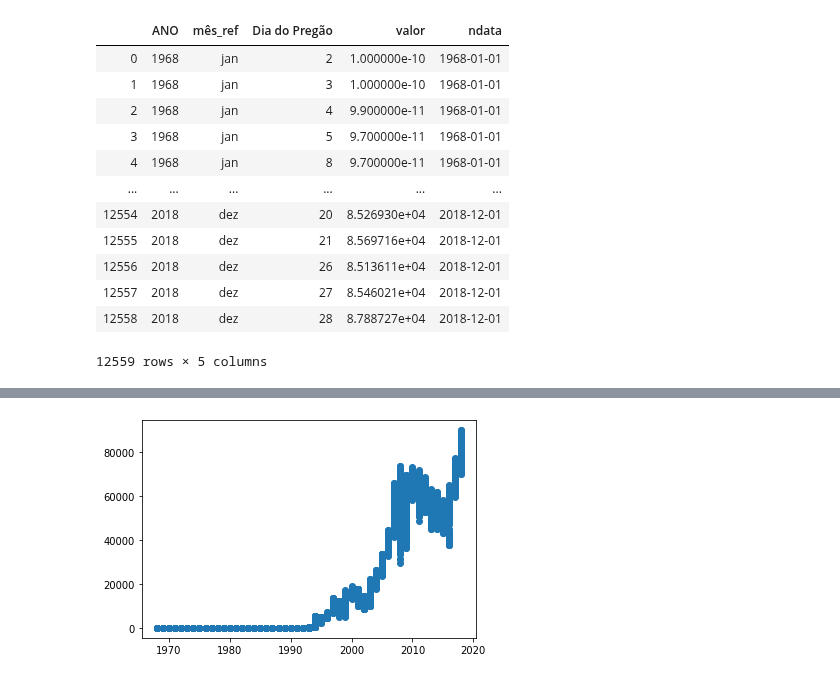
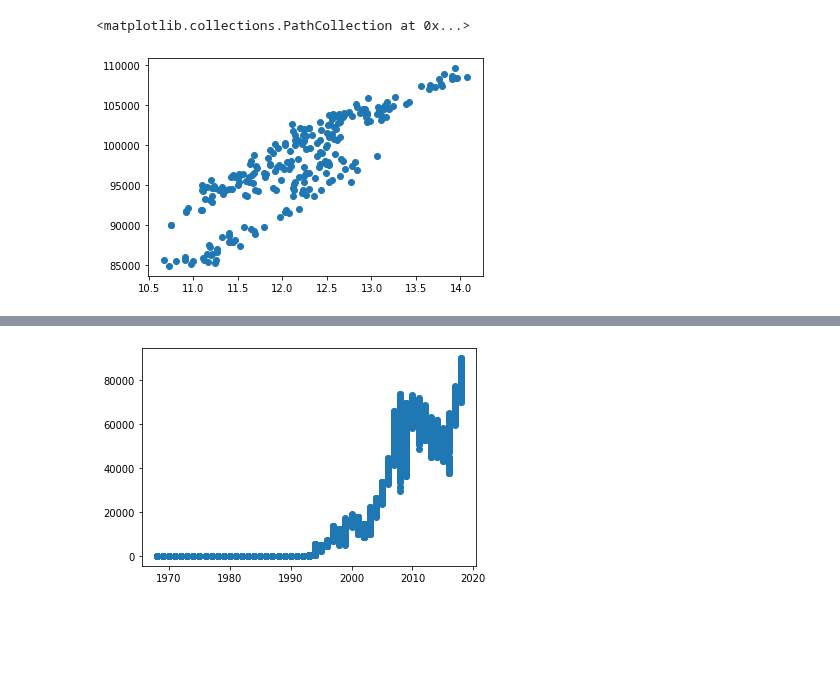
Before and after one commit to pbcarani/P3-Data-Science, a Jupyter notebook: P3.ipynb, the cells around one changed output, grey strips where cells are left out. Saved outputs shown, nothing was run; the diff lists cells and outputs as text; code cells hidden in the pictures; blank space fills up the shorter version.

Commit message:
ITSA

```diff
--- a/P3.ipynb
+++ b/P3.ipynb
@@ -2,20 +2,3 @@
 import matplotlib.pyplot as plt
 import numpy as np
 import pandas as pd
-# %%
-dados=pd.read_excel("N_Ibovespa_Historic.xlsx")
-dados
-# %% [output]
-|  | ANO | mês_ref | Dia do Pregão | valor | ndata |
-| 0 | 1968 | jan | 2 | 1.000000e-10 | 1968-01-01 |
-| 1 | 1968 | jan | 3 | 1.000000e-10 | 1968-01-01 |
-| 2 | 1968 | jan | 4 | 9.900000e-11 | 1968-01-01 |
-| 3 | 1968 | jan | 5 | 9.700000e-11 | 1968-01-01 |
-| 4 | 1968 | jan | 8 | 9.700000e-11 | 1968-01-01 |
-| ... | ... | ... | ... | ... | ... |
-| 12554 | 2018 | dez | 20 | 8.526930e+04 | 2018-12-01 |
-| 12555 | 2018 | dez | 21 | 8.569716e+04 | 2018-12-01 |
-| 12556 | 2018 | dez | 26 | 8.513611e+04 | 2018-12-01 |
-| 12557 | 2018 | dez | 27 | 8.546021e+04 | 2018-12-01 |
-| 12558 | 2018 | dez | 28 | 8.788727e+04 | 2018-12-01 |
-12559 rows × 5 columns
@@ -24,0 +5,12 @@ y=dados.valor
+# %%
+ibov=pd.read_csv("bov.csv")
+itsa=pd.read_csv("ITSA4.SA.csv")
+# %%
+ibov=ibov["Adj Close"]
+itsa=itsa["Adj Close"]
+x=itsa
+y=ibov
+plt.scatter(x,y)
+# %% [output]
+<matplotlib.collections.PathCollection at 0x...>
+[figure, added]
```
Also changed, not shown: parts of 6 cells of this notebook, 2 other files.
